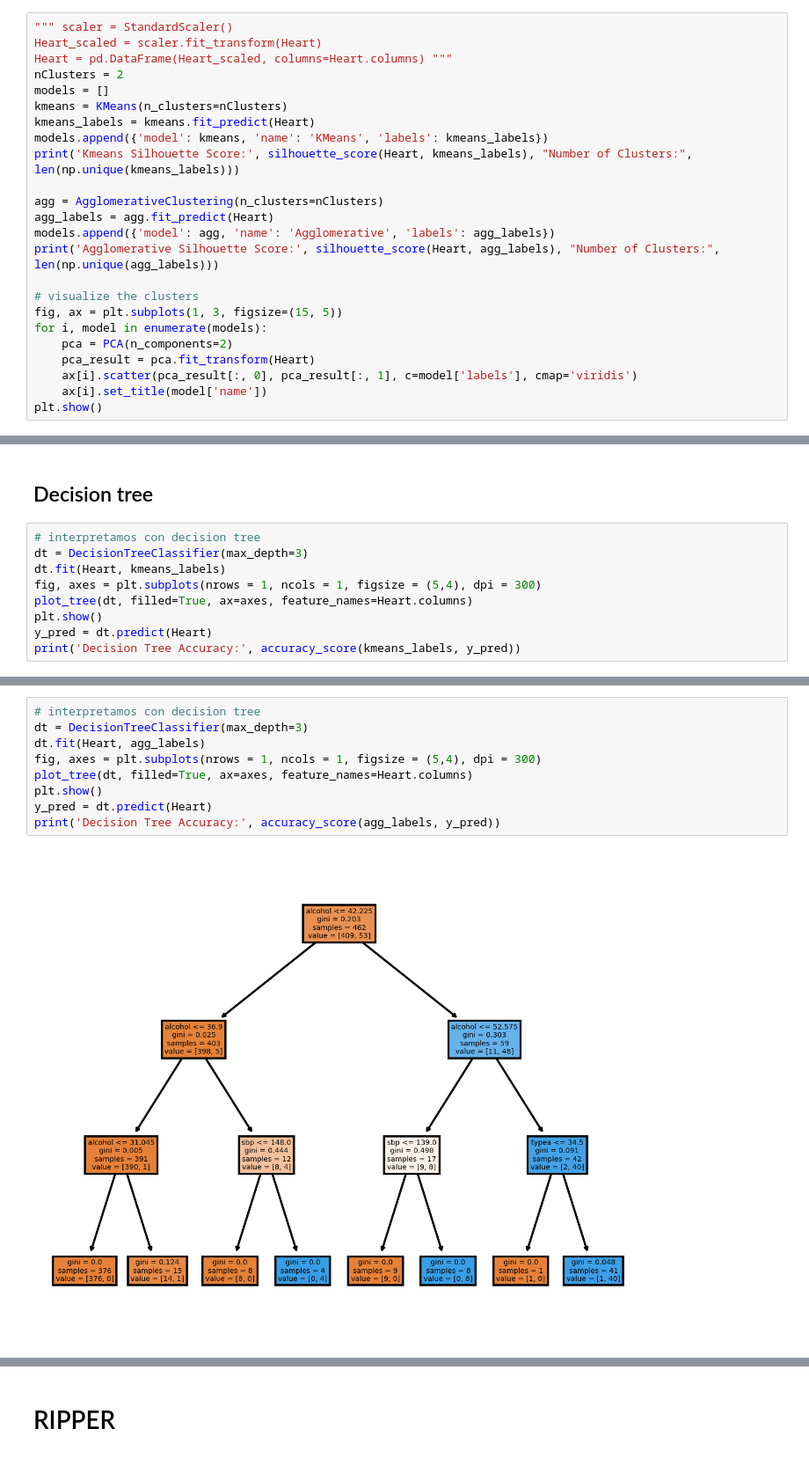
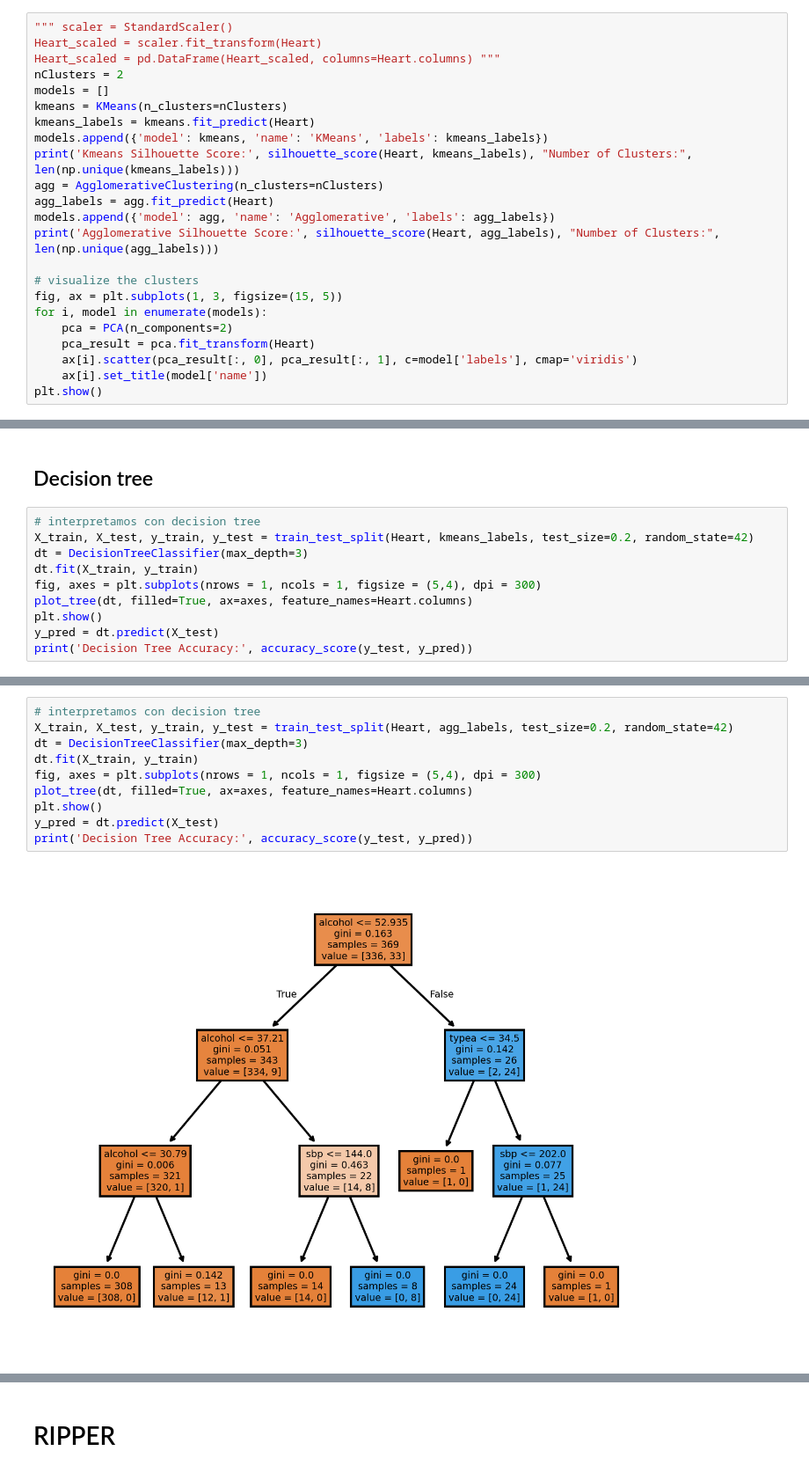
Before and after one commit to DR-Barros/trabajo-dirigido, a Jupyter notebook: clustering/interpretability/real Heart.ipynb, the cells around one changed output, grey strips where cells are left out. Shown at 88% size. Drawn from its saved outputs; the diff is of its cells as text.

```diff
--- a/clustering/interpretability/real Heart.ipynb
+++ b/clustering/interpretability/real Heart.ipynb
@@ -37,14 +27,13 @@ dtype: object
 # %%
 """ scaler = StandardScaler()
 Heart_scaled = scaler.fit_transform(Heart)
-Heart = pd.DataFrame(Heart_scaled, columns=Heart.columns) """
+Heart_scaled = pd.DataFrame(Heart_scaled, columns=Heart.columns) """
 nClusters = 2
 models = []
 kmeans = KMeans(n_clusters=nClusters)
 kmeans_labels = kmeans.fit_predict(Heart)
 models.append({'model': kmeans, 'name': 'KMeans', 'labels': kmeans_labels})
 print('Kmeans Silhouette Score:', silhouette_score(Heart, kmeans_labels), "Number of Clusters:", len(np.unique(kmeans_labels)))
-
 agg = AgglomerativeClustering(n_clusters=nClusters)
 agg_labels = agg.fit_predict(Heart)
 models.append({'model': agg, 'name': 'Agglomerative', 'labels': agg_labels})
@@ -110,11 +99,12 @@ Please also refer to the documentation for alternative solver options:
 ## Decision tree
 # %%
 # interpretamos con decision tree
+X_train, X_test, y_train, y_test = train_test_split(Heart, kmeans_labels, test_size=0.2, random_state=42)
 dt = DecisionTreeClassifier(max_depth=3)
-dt.fit(Heart, kmeans_labels)
+dt.fit(X_train, y_train)
 fig, axes = plt.subplots(nrows = 1, ncols = 1, figsize = (5,4), dpi = 300)
 plot_tree(dt, filled=True, ax=axes, feature_names=Heart.columns)
 plt.show()
-y_pred = dt.predict(Heart)
-print('Decision Tree Accuracy:', accuracy_score(kmeans_labels, y_pred))
+y_pred = dt.predict(X_test)
+print('Decision Tree Accuracy:', accuracy_score(y_test, y_pred))
 # %% [output]
@@ -123,11 +113,12 @@ Decision Tree Accuracy: 0.9978354978354979
 # %%
 # interpretamos con decision tree
+X_train, X_test, y_train, y_test = train_test_split(Heart, agg_labels, test_size=0.2, random_state=42)
 dt = DecisionTreeClassifier(max_depth=3)
-dt.fit(Heart, agg_labels)
+dt.fit(X_train, y_train)
 fig, axes = plt.subplots(nrows = 1, ncols = 1, figsize = (5,4), dpi = 300)
 plot_tree(dt, filled=True, ax=axes, feature_names=Heart.columns)
 plt.show()
-y_pred = dt.predict(Heart)
-print('Decision Tree Accuracy:', accuracy_score(agg_labels, y_pred))
+y_pred = dt.predict(X_test)
+print('Decision Tree Accuracy:', accuracy_score(y_test, y_pred))
 # %% [output]
-[figure, old version]
+[figure, new version]
```
Also changed, not shown: parts of 8 cells of this notebook, 8 other files.
